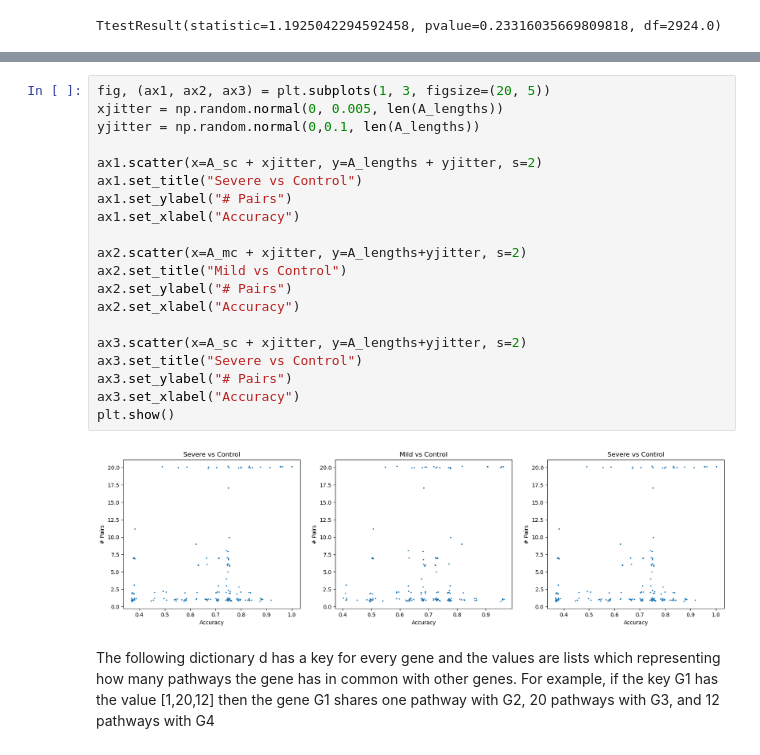
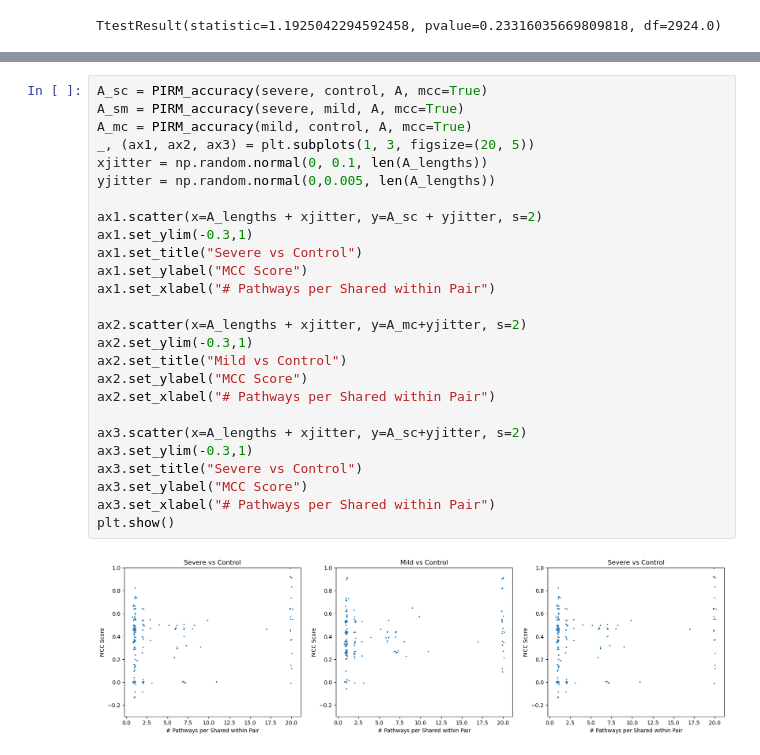
Before and after one commit to SignatureDiagnostics/pathway_analysis, a Jupyter notebook: exploratory_work.ipynb, the cells around one changed output, grey strips where cells are left out. Drawn from its saved outputs; the diff is of its cells as text.

```diff
--- a/exploratory_work.ipynb
+++ b/exploratory_work.ipynb
@@ -143,24 +237,28 @@ First we plot each pair on a scatterplot, comparing the number of pathways it ha
 # %%
-fig, (ax1, ax2, ax3) = plt.subplots(1, 3, figsize=(20, 5))
-xjitter = np.random.normal(0, 0.005, len(A_lengths))
-yjitter = np.random.normal(0,0.1, len(A_lengths))
+A_sc = PIRM_accuracy(severe, control, A, mcc=True)
+A_sm = PIRM_accuracy(severe, mild, A, mcc=True)
+A_mc = PIRM_accuracy(mild, control, A, mcc=True)
+_, (ax1, ax2, ax3) = plt.subplots(1, 3, figsize=(20, 5))
+xjitter = np.random.normal(0, 0.1, len(A_lengths))
+yjitter = np.random.normal(0,0.005, len(A_lengths))
 
-ax1.scatter(x=A_sc + xjitter, y=A_lengths + yjitter, s=2)
+ax1.scatter(x=A_lengths + xjitter, y=A_sc + yjitter, s=2)
+ax1.set_ylim(-0.3,1)
 ax1.set_title("Severe vs Control")
-ax1.set_ylabel("# Pairs")
-ax1.set_xlabel("Accuracy")
+ax1.set_ylabel("MCC Score")
+ax1.set_xlabel("# Pathways per Shared within Pair")
 
-ax2.scatter(x=A_mc + xjitter, y=A_lengths+yjitter, s=2)
+ax2.scatter(x=A_lengths + xjitter, y=A_mc+yjitter, s=2)
+ax2.set_ylim(-0.3,1)
 ax2.set_title("Mild vs Control")
-ax2.set_ylabel("# Pairs")
-ax2.set_xlabel("Accuracy")
+ax2.set_ylabel("MCC Score")
+ax2.set_xlabel("# Pathways per Shared within Pair")
 
-ax3.scatter(x=A_sc + xjitter, y=A_lengths+yjitter, s=2)
+ax3.scatter(x=A_lengths + xjitter, y=A_sc+yjitter, s=2)
+ax3.set_ylim(-0.3,1)
 ax3.set_title("Severe vs Control")
-ax3.set_ylabel("# Pairs")
-ax3.set_xlabel("Accuracy")
+ax3.set_ylabel("MCC Score")
+ax3.set_xlabel("# Pathways per Shared within Pair")
 plt.show()
 # %% [output]
-[figure, old version]
+[figure, new version]
-# %% [markdown]
-The following dictionary d has a key for every gene and the values are lists which representing how many pathways the gene has in common with other genes. For example, if the key G1 has the value [1,20,12] then the gene G1 shares one pathway with G2, 20 pathways with G3, and 12 pathways with G4
```
Also changed, not shown: parts of 23 cells of this notebook, 1 other file.
